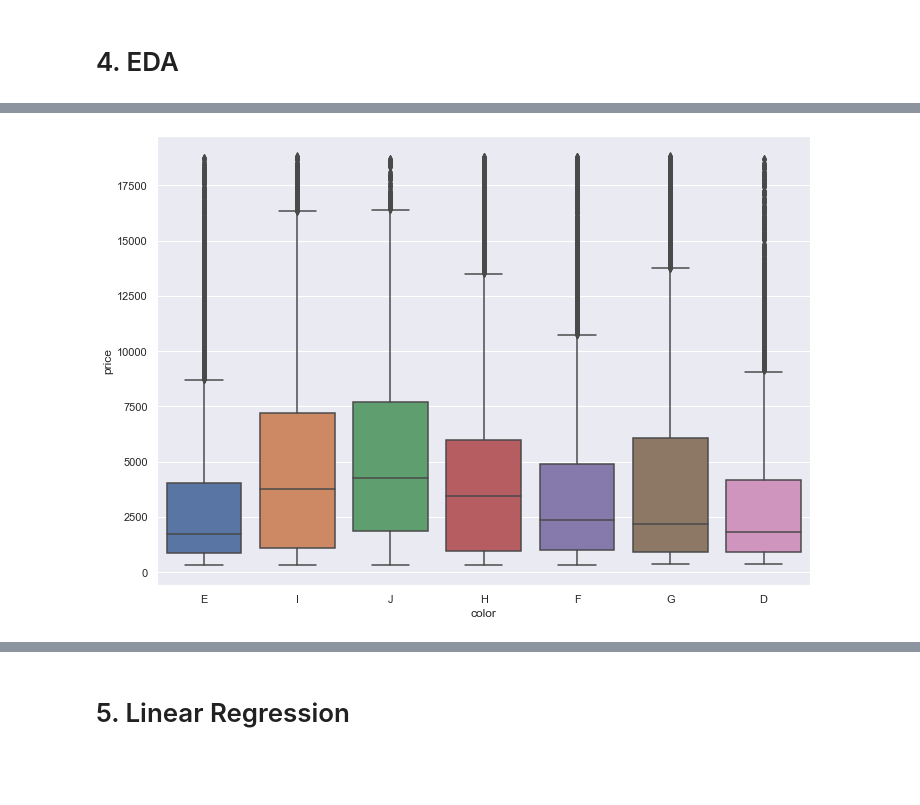
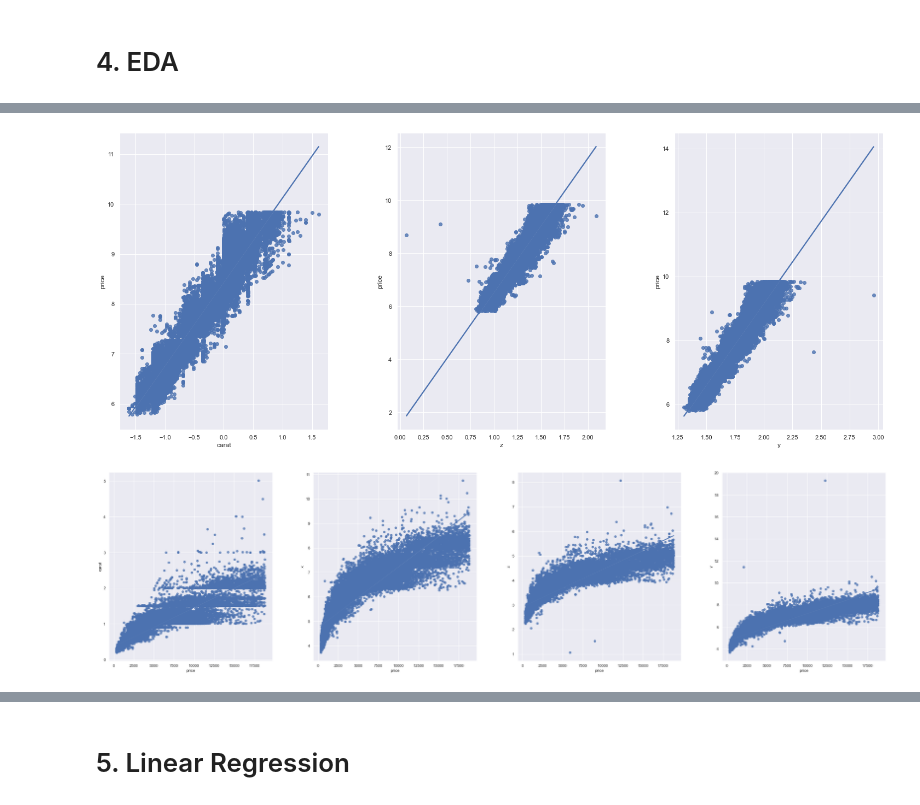
Before and after one commit to MatheusReali/project003_open-DiamondPricePrediction, a Jupyter notebook: 3.-Linear Regression.ipynb, the cells around one changed output, grey strips where cells are left out. Saved outputs shown, nothing was run; the diff lists cells and outputs as text; code cells hidden in the pictures; blank space fills up the shorter version.

```diff
--- a/3.-Linear Regression.ipynb
+++ b/3.-Linear Regression.ipynb
@@ -308,4 +316,17 @@ plt.subplots_adjust(wspace=0.33)
-# %%
-sns.boxplot(data = diamonds, x = 'color', y = 'price');
-# %% [output]
-[figure, removed]
+# %%
+fig, ax = plt.subplots(1,3, figsize=(25, 10))
+sns.regplot(np.log(diamonds.carat), np.log(diamonds.price), scatter=True, ax=ax[0])
+sns.regplot(np.log(diamonds.z), np.log(diamonds.price), scatter=True, ax=ax[1])
+sns.regplot(np.log(diamonds.y), np.log(diamonds.price), scatter=True, ax=ax[2])
+plt.subplots_adjust(wspace=0.33)
+# %% [output]
+[figure, added]
+# %%
+fig, ax = plt.subplots(1,4, figsize=(40, 10))
+sns.regplot(diamonds.price, diamonds.carat, scatter=True, ax=ax[0])
+sns.regplot(diamonds.price, diamonds.x, scatter=True, ax=ax[1])
+sns.regplot(diamonds.price, diamonds.z, scatter=True, ax=ax[2])
+sns.regplot(diamonds.price, diamonds.y, scatter=True, ax=ax[3])
+plt.subplots_adjust(wspace=0.25)
+# %% [output]
+[figure, added]
```
Also changed, not shown: parts of 33 cells of this notebook.
